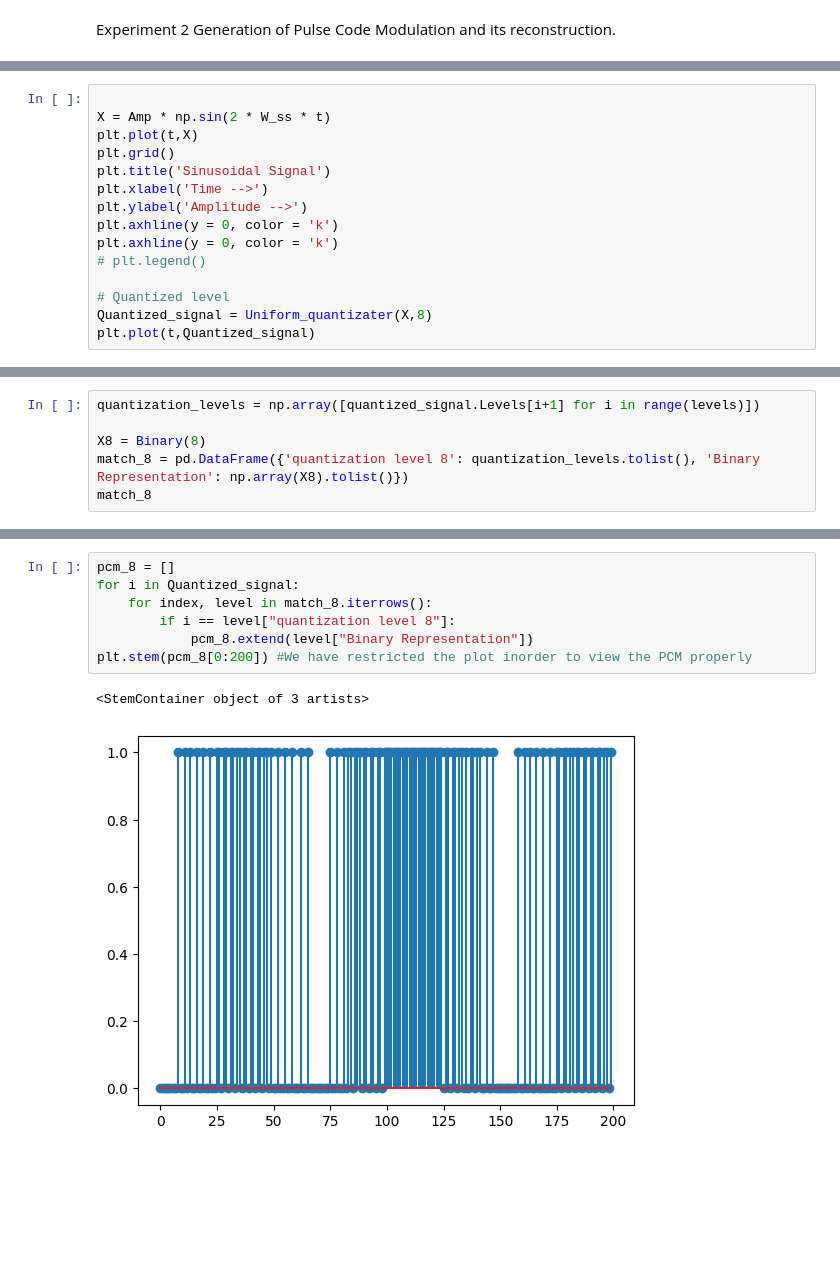
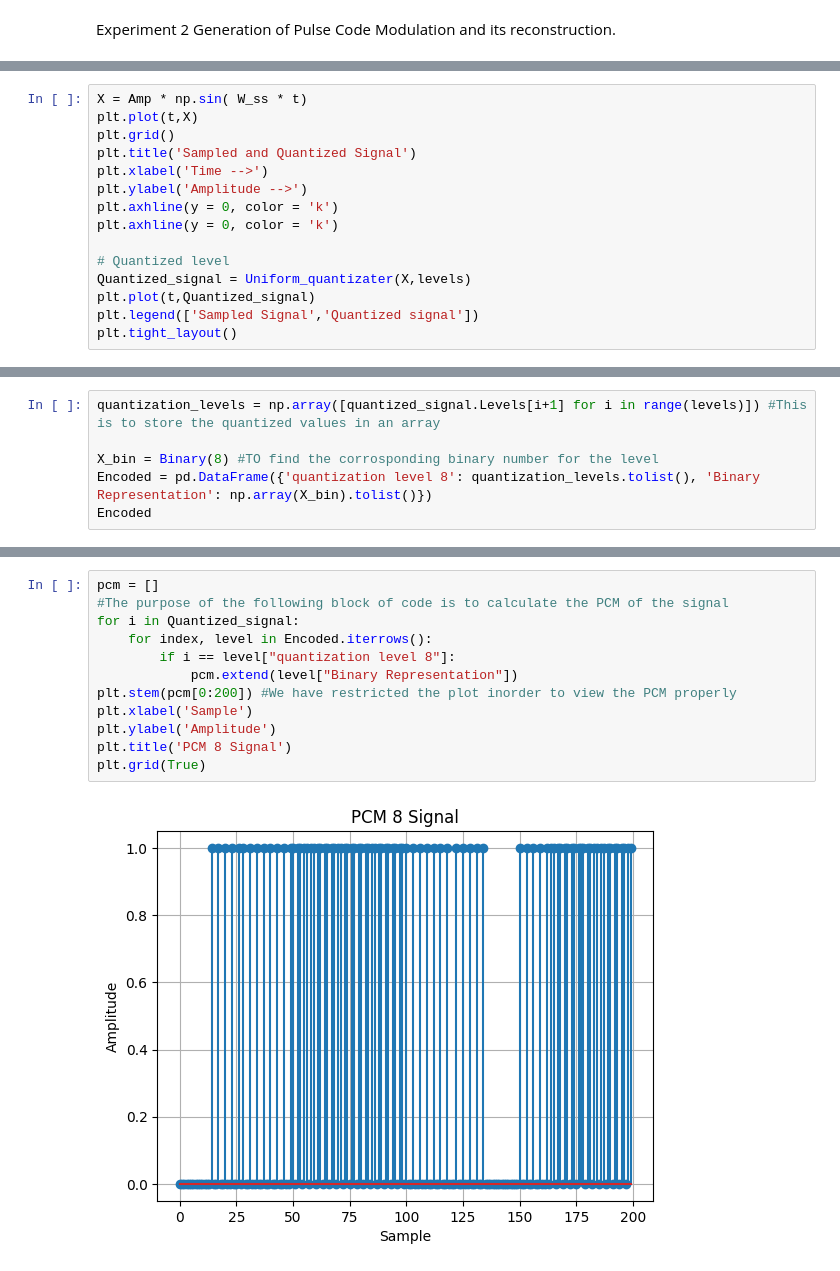
Before and after one commit to ParasKore2003/Digital-Communication-Lab, a Jupyter notebook: Digital Communication/Lab record/Lab2.ipynb, the cells around one changed output, grey strips where cells are left out. Drawn from its saved outputs; the diff is of its cells as text; blank space fills up the shorter version.

```diff
--- a/Digital Communication/Lab record/Lab2.ipynb
+++ b/Digital Communication/Lab record/Lab2.ipynb
@@ -74,16 +90,16 @@ plt.show()
 # %%
-
-X = Amp * np.sin(2 * W_ss * t)
+X = Amp * np.sin( W_ss * t)
 plt.plot(t,X)
 plt.grid()
-plt.title('Sinusoidal Signal')
+plt.title('Sampled and Quantized Signal')
 plt.xlabel('Time -->')
 plt.ylabel('Amplitude -->')
 plt.axhline(y = 0, color = 'k')
 plt.axhline(y = 0, color = 'k')
-# plt.legend()
 
 # Quantized level
-Quantized_signal = Uniform_quantizater(X,8)
+Quantized_signal = Uniform_quantizater(X,levels)
 plt.plot(t,Quantized_signal)
+plt.legend(['Sampled Signal','Quantized signal'])
+plt.tight_layout()
 # %% [output]
@@ -119,8 +132,8 @@ print(len(quantized_signal))
 # %%
-quantization_levels = np.array([quantized_signal.Levels[i+1] for i in range(levels)])
+quantization_levels = np.array([quantized_signal.Levels[i+1] for i in range(levels)]) #This is to store the quantized values in an array
 
-X8 = Binary(8)
-match_8 = pd.DataFrame({'quantization level 8': quantization_levels.tolist(), 'Binary Representation': np.array(X8).tolist()})
-match_8
+X_bin = Binary(8) #TO find the corrosponding binary number for the level
+Encoded = pd.DataFrame({'quantization level 8': quantization_levels.tolist(), 'Binary Representation': np.array(X_bin).tolist()})
+Encoded
 # %% [output]
 |  | quantization level 8 | Binary Representation |
@@ -135,10 +148,14 @@ match_8
 # %%
-pcm_8 = []
+pcm = []
+#The purpose of the following block of code is to calculate the PCM of the signal
 for i in Quantized_signal:
-    for index, level in match_8.iterrows():
+    for index, level in Encoded.iterrows():
         if i == level["quantization level 8"]:
-            pcm_8.extend(level["Binary Representation"])
-plt.stem(pcm_8[0:200]) #We have restricted the plot inorder to view the PCM properly
+            pcm.extend(level["Binary Representation"])
+plt.stem(pcm[0:200]) #We have restricted the plot inorder to view the PCM properly
+plt.xlabel('Sample')
+plt.ylabel('Amplitude')
+plt.title('PCM 8 Signal')
+plt.grid(True)
 # %% [output]
-<StemContainer object of 3 artists>
-[figure, old version]
+[figure, new version]
```
Also changed, not shown: parts of 12 cells of this notebook.
